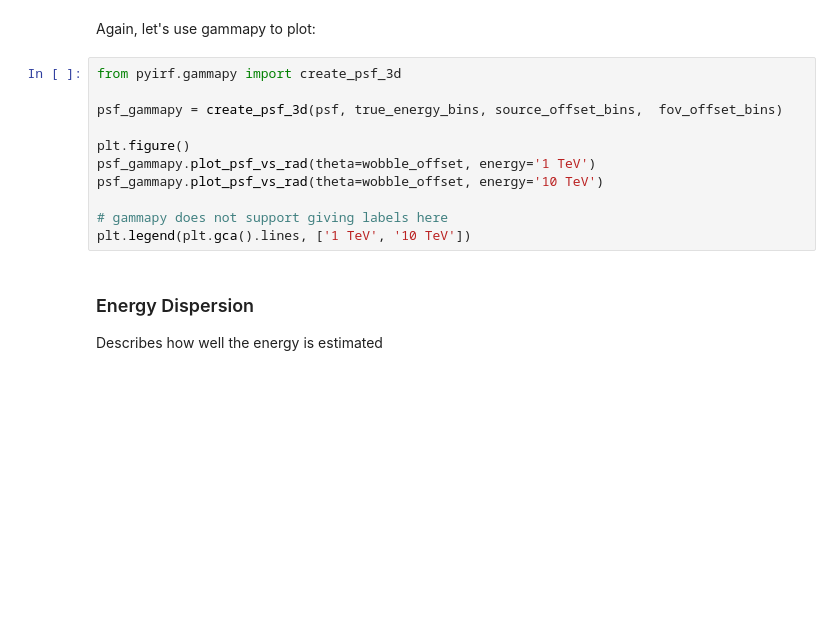
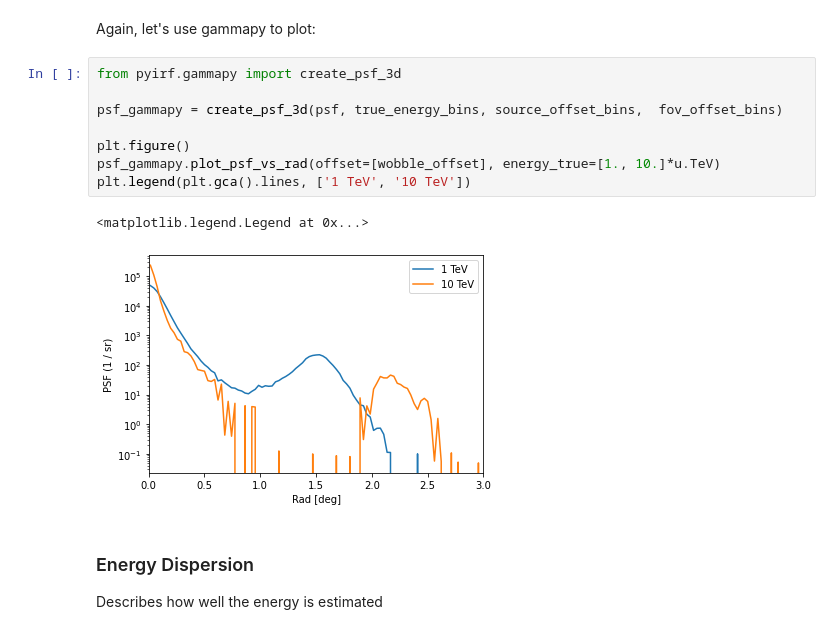
Before and after one commit to cta-observatory/pyirf, a Jupyter notebook: docs/notebooks/fact_example.ipynb, the cells around one changed output. Cells and saved outputs as stored; diff of their text form; blank space fills up the shorter version.

Commit message:
Modified to set gammapy=0.19, fixed FACT example notebook, removed whitespace

```diff
--- a/docs/notebooks/fact_example.ipynb
+++ b/docs/notebooks/fact_example.ipynb
@@ -175,14 +208,14 @@ Again, let's use gammapy to plot:
 # %%
 from pyirf.gammapy import create_psf_3d
 
 psf_gammapy = create_psf_3d(psf, true_energy_bins, source_offset_bins,  fov_offset_bins)
 
 plt.figure()
-psf_gammapy.plot_psf_vs_rad(theta=wobble_offset, energy='1 TeV')
-psf_gammapy.plot_psf_vs_rad(theta=wobble_offset, energy='10 TeV')
-
-# gammapy does not support giving labels here
+psf_gammapy.plot_psf_vs_rad(offset=[wobble_offset], energy_true=[1., 10.]*u.TeV)
 plt.legend(plt.gca().lines, ['1 TeV', '10 TeV'])
+# %% [output]
+<matplotlib.legend.Legend at 0x...>
+[figure, added]
 # %% [markdown]
 ### Energy Dispersion
 
```
Also changed, not shown: parts of 6 cells of this notebook, 3 other files.
